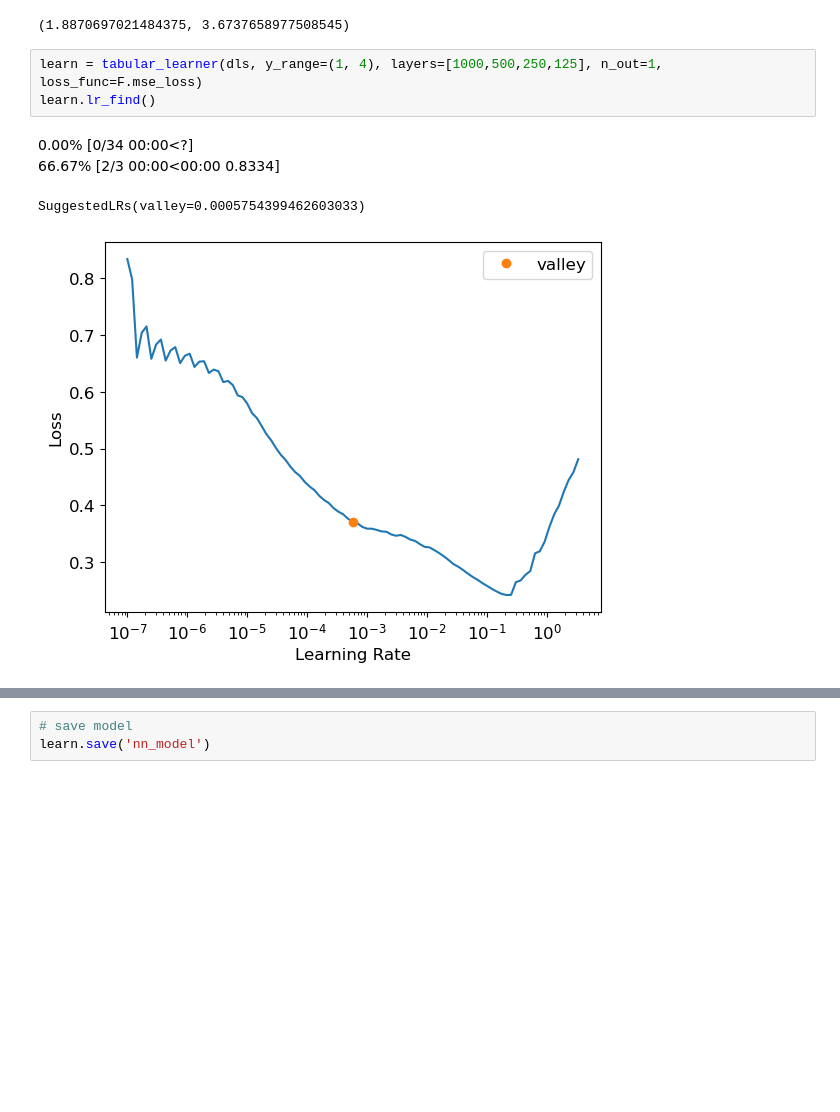
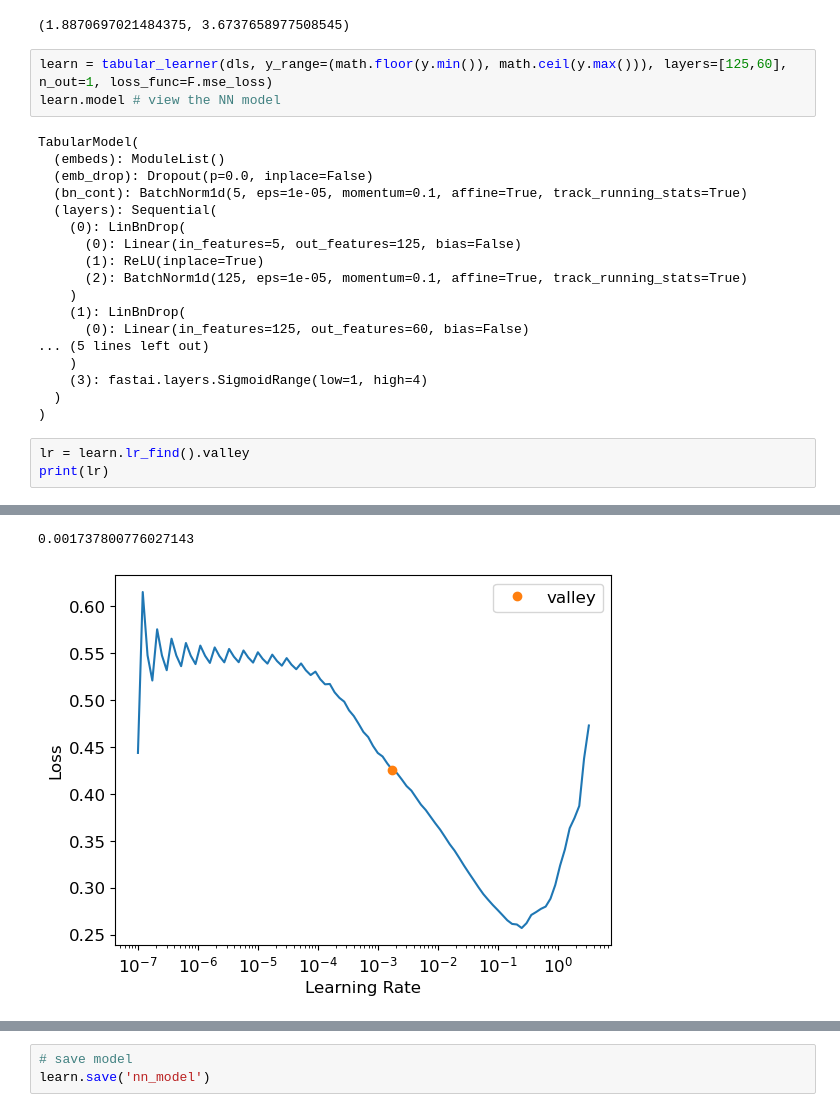
Before and after one commit to ZackLoken/Savanna-Institute-Image-Analysis, a Jupyter notebook: Hazelnut_Biomass/Predicting_Hazelnut_Biomass_from_ImageDerived_CanopyMetrics.ipynb, the cells around one changed output, grey strips where cells are left out. Cells and saved outputs as stored; diff of their text form; blank space fills up the shorter version.

```diff
--- a/Hazelnut_Biomass/Predicting_Hazelnut_Biomass_from_ImageDerived_CanopyMetrics.ipynb
+++ b/Hazelnut_Biomass/Predicting_Hazelnut_Biomass_from_ImageDerived_CanopyMetrics.ipynb
@@ -272,10 +274,27 @@ y.min(), y.max()
 # %% [output]
 (1.8870697021484375, 3.6737658977508545)
 # %%
-learn = tabular_learner(dls, y_range=(1, 4), layers=[1000,500,250,125], n_out=1, loss_func=F.mse_loss)
-learn.lr_find()
+learn = tabular_learner(dls, y_range=(math.floor(y.min()), math.ceil(y.max())), layers=[125,60], n_out=1, loss_func=F.mse_loss)
+learn.model # view the NN model
 # %% [output]
-0.00% [0/34 00:00<?]
-66.67% [2/3 00:00<00:00 0.8334]
-SuggestedLRs(valley=0.0005754399462603033)
+TabularModel(
+  (embeds): ModuleList()
+  (emb_drop): Dropout(p=0.0, inplace=False)
+  (bn_cont): BatchNorm1d(5, eps=1e-05, momentum=0.1, affine=True, track_running_stats=True)
+  (layers): Sequential(
+    (0): LinBnDrop(
+      (0): Linear(in_features=5, out_features=125, bias=False)
+      (1): ReLU(inplace=True)
+      (2): BatchNorm1d(125, eps=1e-05, momentum=0.1, affine=True, track_running_stats=True)
+    )
+    (1): LinBnDrop(
+      (0): Linear(in_features=125, out_features=60, bias=False)
+... (5 lines left out)
+    )
+    (3): fastai.layers.SigmoidRange(low=1, high=4)
+  )
+)
-[figure, removed]
+# %%
+lr = learn.lr_find().valley
+print(lr)
+# %% [output]
@@ -282,3 +302,5 @@ SuggestedLRs(valley=0.0005754399462603033)
+0.001737800776027143
+[figure, added]
 # %%
 dls.show_batch()
 # %% [output]
```
Also changed, not shown: parts of 11 cells of this notebook.
